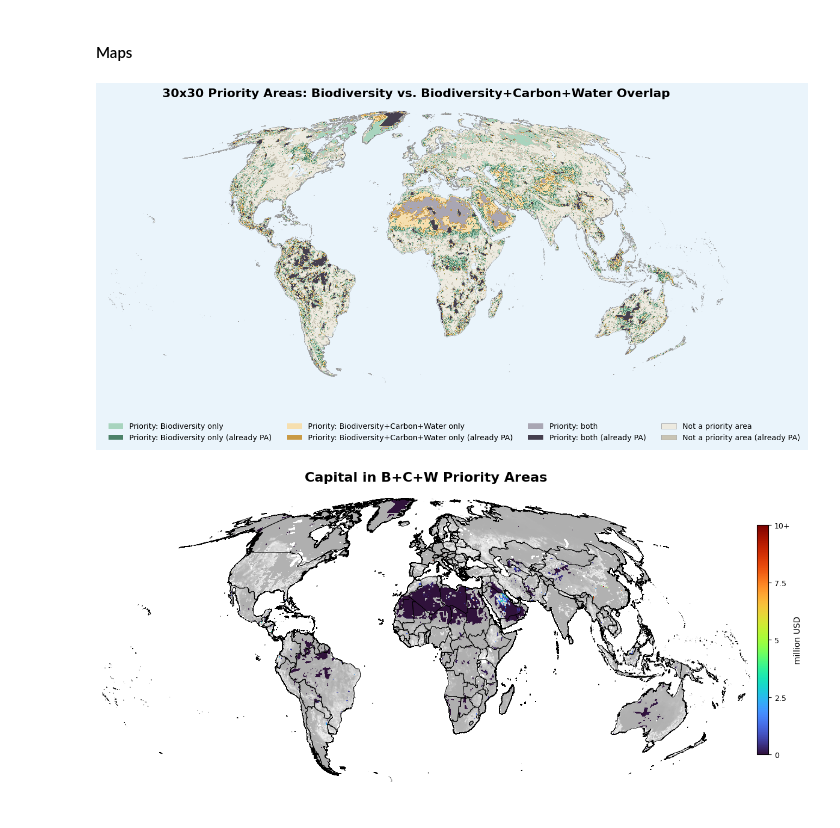
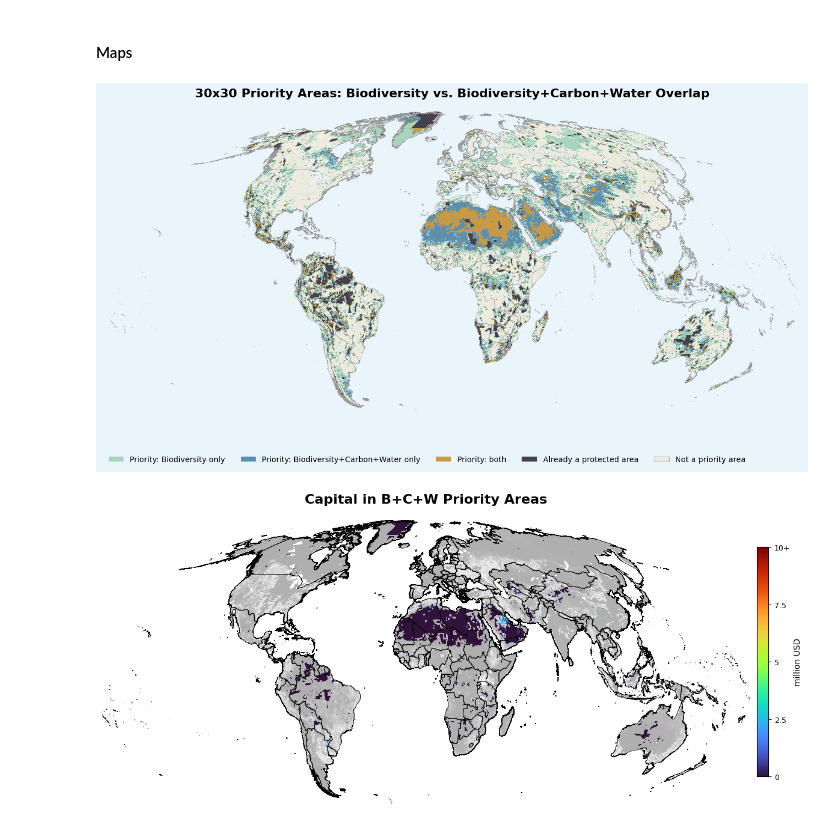
Before and after one commit to carinamani/AgDownscaling, a Jupyter notebook: 05_30x30_analysis/01_overlay_capital_labor.ipynb, the cells around one changed output. Saved outputs shown, nothing was run; the diff lists cells and outputs as text; code cells hidden in the pictures.

Commit message:
update priority map colors

```diff
--- a/05_30x30_analysis/01_overlay_capital_labor.ipynb
+++ b/05_30x30_analysis/01_overlay_capital_labor.ipynb
@@ -936,28 +938,19 @@ for scenario in ["Biodiversity - With PA", "All - With PA"]:
 # %% [markdown]
 #### Maps
 # %%
-##### Map: classify each pixel by priority-area category AND protection status
-# 0 = not priority, not PA (light)      1 = not priority, already PA (dark)
-# 2 = priority: Biodiversity only, not PA (light)   3 = same, already PA (dark)
-# 4 = priority: All (B+C+W) only, not PA (light)    5 = same, already PA (dark)
-# 6 = priority: both, not PA (light)                7 = same, already PA (dark)
+##### Map: classify each pixel by priority-area category, with protection status shown as its own color
+# 0 = not priority (faint)
+# 1 = priority: Biodiversity only (green)
+# 2 = priority: All (B+C+W) only (blue)
+# 3 = priority: both (yellow)
+# 4 = already protected area, regardless of priority type (dark grey)
 # nodata pixels (e.g. ocean) are masked out so the figure background shows through
 
-import matplotlib.colors as mcolors
-from rasterio.plot import show
-
-# Lighter shade = not yet protected, darker shade = already a protected area
-color_not_priority_light = "#EDEAE0"   # soft cream
-color_not_priority_dark  = "#C9C4B4"   # deeper cream/tan
-
-color_b_only_light = "#A8D4BE"         # light sage green
-color_b_only_dark  = "#4C8168"         # deep sage green
-
-color_all_only_light = "#F6DFAF"       # light sandy gold
-color_all_only_dark  = "#C99A44"       # deep sandy gold
-
-color_both_light = "#A9A6B3"           # light muted plum
-color_both_dark  = "#453F4E"           # deep muted plum
+color_not_priority = "#EDEAE0"   # soft cream — not priority
+color_b_only        = "#A8D4BE"  # light green — Biodiversity only
+color_all_only       = "#5B8FB0" # light sandy gold — Biodiversity+Carbon+Water only
+color_both           = "#C99A44" # plum — both
+color_already_pa     = "#453F4E" # charcoal grey — already protected
 
 # ---------------------------------------------------------------
 # 1. Build the categorical array
@@ -976,62 +969,59 @@ priority_cat[bio_top & ~all_top] = 1   # B only
 priority_cat[~bio_top & all_top] = 2   # All only
 priority_cat[bio_top & all_top] = 3    # both
 
-# Combine priority category with PA status into final 0-7 class
-# class = priority_cat * 2 + (1 if already_pa else 0)
-class_arr = (priority_cat * 2 + already_pa.astype(np.int8)).astype(np.int8)
+# Final class: already-PA overrides priority type entirely -> class 4
+class_arr = np.where(already_pa, 4, priority_cat).astype(np.int8)
 class_arr = np.where(nodata_mask, -1, class_arr)  # -1 = no data, will be masked out
 
 masked_class_arr = np.ma.masked_where(class_arr == -1, class_arr)
 
 cmap = mcolors.ListedColormap([
-    color_not_priority_light, color_not_priority_dark,   # 0, 1
-    color_b_only_light,       color_b_only_dark,         # 2, 3
-    color_all_only_light,     color_all_only_dark,        # 4, 5
-    color_both_light,         color_both_dark,            # 6, 7
+    color_not_priority,  # 0
+    color_b_only,        # 1
+    color_all_only,      # 2
+    color_both,          # 3
+    color_already_pa,    # 4
 ])
-bounds = [i - 0.5 for i in range(9)]
+bounds = [i - 0.5 for i in range(6)]
 norm = mcolors.BoundaryNorm(bounds, cmap.N)
 
 # ---------------------------------------------------------------
 # 2. Plot
 # ---------------------------------------------------------------
 plt.rcParams.update({"font.size": 12, "legend.fontsize": 11})
 
 with rasterio.open(biodiversity_with_PA) as src:
     raster_transform = src.transform
     raster_crs = src.crs
 
 country_ctx = country_shp.to_crs(raster_crs) if country_shp.crs != raster_crs else country_shp
 
 fig, ax = plt.subplots(figsize=(14, 8))
 fig.patch.set_facecolor("#EAF4FB")   # soft ocean-blue backdrop
 ax.set_facecolor("#EAF4FB")
 
-country_ctx.boundary.plot(ax=ax, color="#999999", linewidth=0.3, zorder=1)
-show(masked_class_arr, transform=raster_transform, ax=ax, cmap=cmap, norm=norm, zorder=2)
+country_ctx.boundary.plot(ax=ax, color="#999999", linewidth=0.3, zorder=2)
+show(masked_class_arr, transform=raster_transform, ax=ax, cmap=cmap, norm=norm, zorder=1)
 
 ax.set_axis_off()
 ax.set_title("30x30 Priority Areas: Biodiversity vs. Biodiversity+Carbon+Water Overlap",
              fontsize=16, fontweight="bold", pad=16)
 
 legend_elements = [
-    Patch(facecolor=color_b_only_light, edgecolor="none", label="Priority: Biodiversity only"),
-    Patch(facecolor=color_b_only_dark, edgecolor="none", label="Priority: Biodiversity only (already PA)"),
-    Patch(facecolor=color_all_only_light, edgecolor="none", label="Priority: Biodiversity+Carbon+Water only"),
-    Patch(facecolor=color_all_only_dark, edgecolor="none", label="Priority: Biodiversity+Carbon+Water only (already PA)"),
-    Patch(facecolor=color_both_light, edgecolor="none", label="Priority: both"),
-    Patch(facecolor=color_both_dark, edgecolor="none", label="Priority: both (already PA)"),
-    Patch(facecolor=color_not_priority_light, edgecolor="#999999", linewidth=0.5, label="Not a priority area"),
-    Patch(facecolor=color_not_priority_dark, edgecolor="#999999", linewidth=0.5, label="Not a priority area (already PA)"),
+    Patch(facecolor=color_b_only, edgecolor="none", label="Priority: Biodiversity only"),
+    Patch(facecolor=color_all_only, edgecolor="none", label="Priority: Biodiversity+Carbon+Water only"),
+    Patch(facecolor=color_both, edgecolor="none", label="Priority: both"),
+    Patch(facecolor=color_already_pa, edgecolor="none", label="Already a protected area"),
+    Patch(facecolor=color_not_priority, edgecolor="#999999", linewidth=0.5, label="Not a priority area"),
 ]
 ax.legend(handles=legend_elements, loc="lower left", frameon=False, fontsize=10,
-          bbox_to_anchor=(0.0, -0.10), ncol=4)
+          bbox_to_anchor=(0.0, -0.05), ncol=5)
 
 plt.tight_layout()
 plt.savefig(f"{fd}/priority_overlap_map.png", dpi=250, bbox_inches="tight")
 plt.show()
 # %% [output]
-[figure, old version]
+[figure, new version]
 # %%
 ##### Produce map of capital in bcw priority areas — grey background (full raster, transparent) + color overlay
 
```
Also changed, not shown: parts of 1 cell of this notebook, 1 other file.
